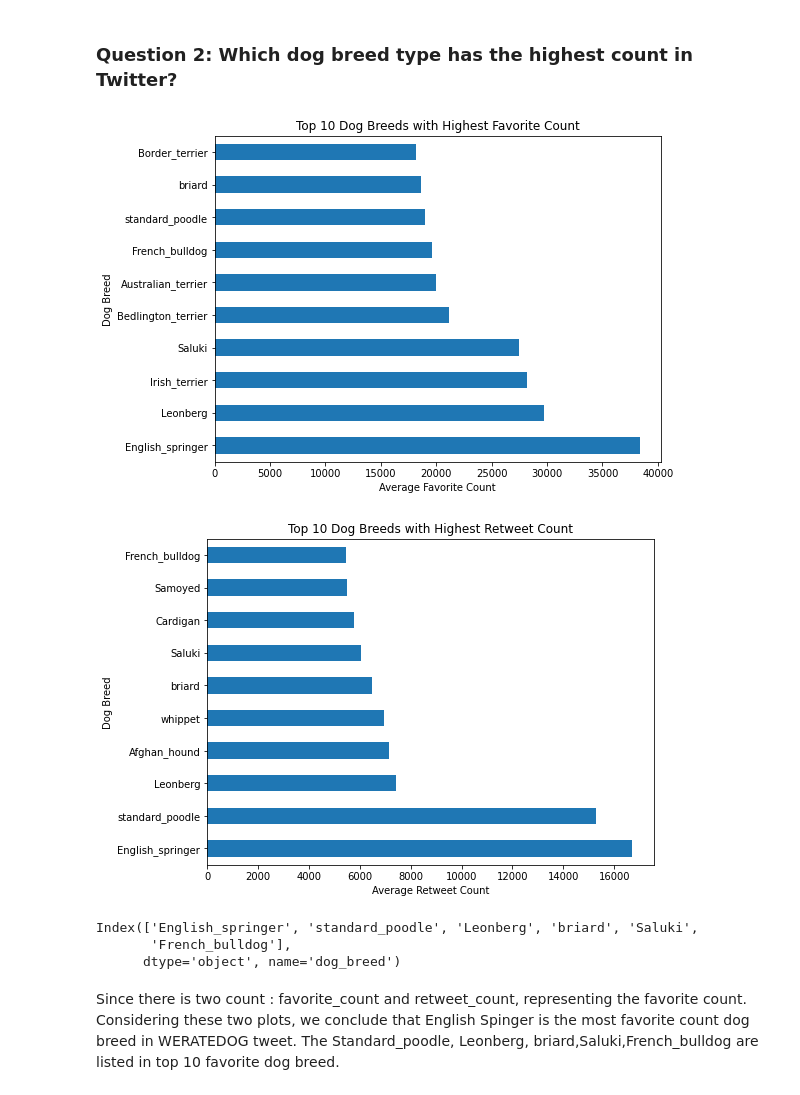
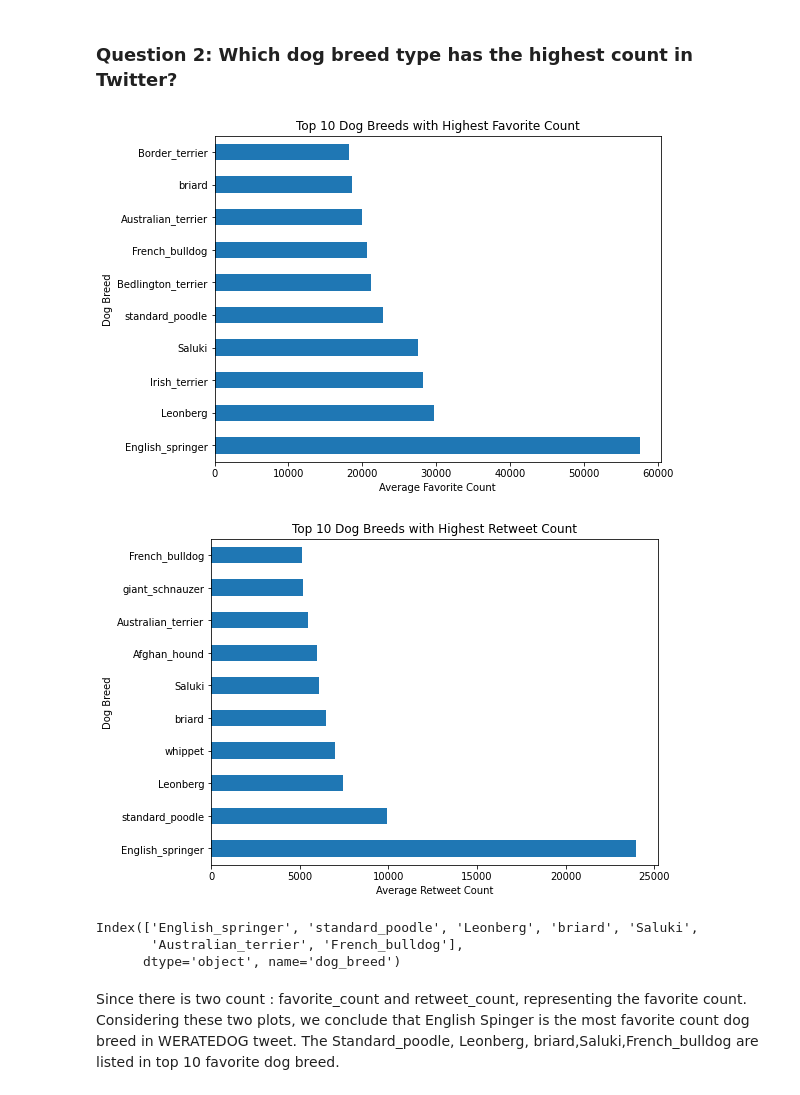
Before and after one commit to wwgaga/Twitter-information-analysis-Weratedog, a Jupyter notebook: project_4/wrangle_act.ipynb, the cells around one changed output. Cells and saved outputs as stored; diff of their text form; code cells hidden in the pictures.

```diff
--- a/project_4/wrangle_act.ipynb
+++ b/project_4/wrangle_act.ipynb
@@ -1021,29 +1031,29 @@ Based on the provided plot, it can be concluded that the dog stage labeled as "N
 # %%
 # which type of dog breed received the most favoratie count?
 # plot the horizontal bar chart
-archive_df_master.groupby('dog_breed')['favorite_count'].mean().sort_values(ascending=False).head(10).plot(kind='barh', figsize=(8, 6))
+df.groupby('dog_breed')['favorite_count'].mean().sort_values(ascending=False).head(10).plot(kind='barh', figsize=(8, 6))
 plt.title('Top 10 Dog Breeds with Highest Favorite Count')
 plt.xlabel('Average Favorite Count')
 plt.ylabel('Dog Breed')
 plt.savefig('figure/top_10_dog_breeds_with_highest_favorite_count.png')
 # %% [output]
-[figure, old version]
+[figure, new version]
 # %%
 # which type of dog breed received the most retweet count?
 # plot the horizontal bar chart
-archive_df_master.groupby('dog_breed')['retweet_count'].mean().sort_values(ascending=False).head(10).plot(kind='barh', figsize=(8, 6))
+df.groupby('dog_breed')['retweet_count'].mean().sort_values(ascending=False).head(10).plot(kind='barh', figsize=(8, 6))
 plt.title('Top 10 Dog Breeds with Highest Retweet Count')
 plt.xlabel('Average Retweet Count')
 plt.ylabel('Dog Breed')
 plt.savefig('figure/top_10_dog_breeds_with_highest_retweet_count.png')
 # %% [output]
-[figure, old version]
+[figure, new version]
 # %%
 # show the ovelap dog breed between the top 10 dog breeds with highest favorite count and the top 10 dog breeds with highest retweet count
-archive_df_master.groupby('dog_breed')['retweet_count'].mean().sort_values(ascending=False).head(10).index.intersection(archive_df_master.groupby('dog_breed')['favorite_count'].mean().sort_values(ascending=False).head(10).index)
+df.groupby('dog_breed')['retweet_count'].mean().sort_values(ascending=False).head(10).index.intersection(archive_df_master.groupby('dog_breed')['favorite_count'].mean().sort_values(ascending=False).head(10).index)
 # %% [output]
 Index(['English_springer', 'standard_poodle', 'Leonberg', 'briard', 'Saluki',
-       'French_bulldog'],
+       'Australian_terrier', 'French_bulldog'],
       dtype='object', name='dog_breed')
 # %% [markdown]
 Since there is two count : favorite_count and retweet_count, representing the favorite count. Considering these two plots, we conclude that English Spinger is the most favorite count dog breed in WERATEDOG tweet. The Standard_poodle, Leonberg, briard,Saluki,French_bulldog are listed in top 10 favorite dog breed.
```
Also changed, not shown: parts of 145 cells of this notebook, 3 other files.
